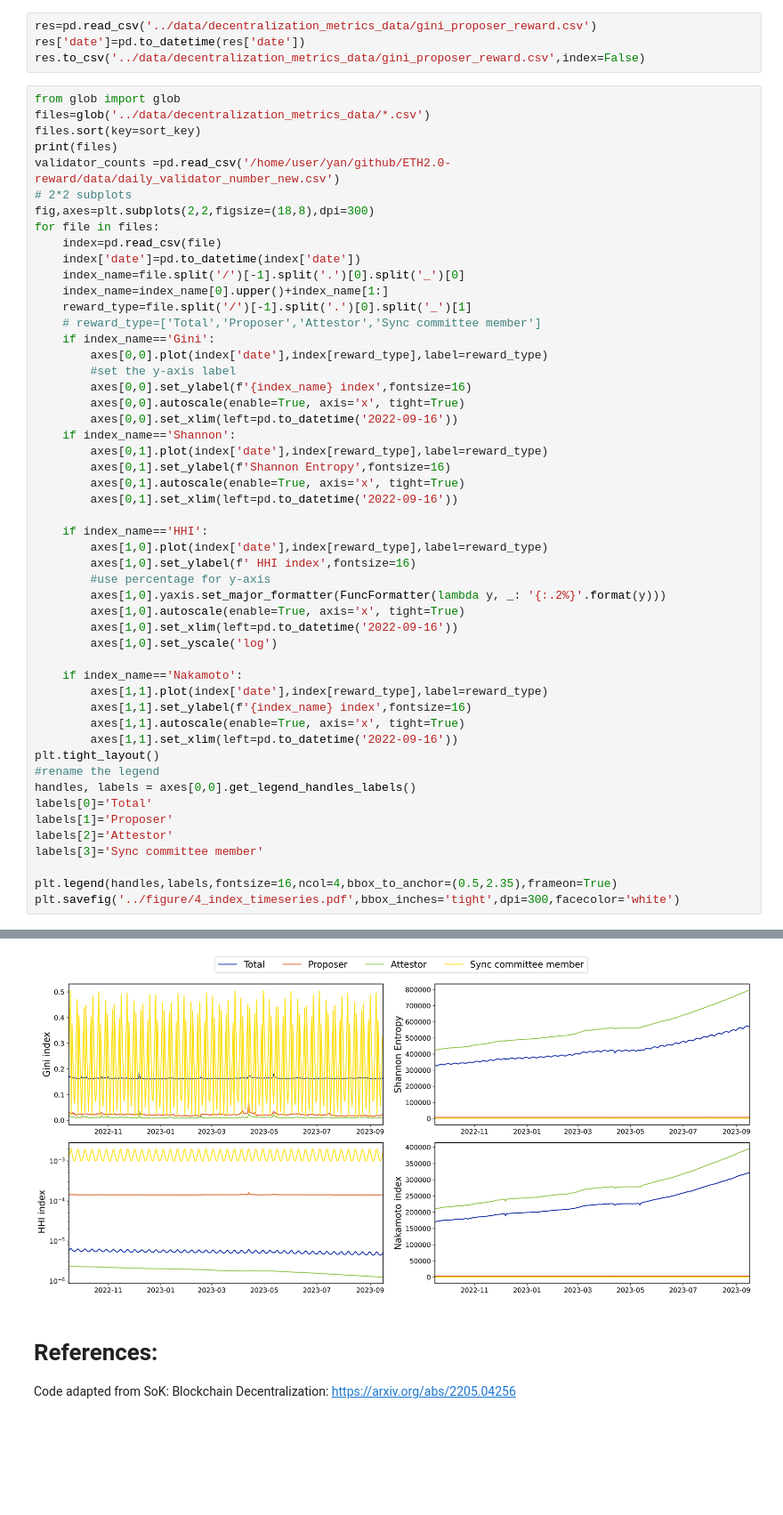
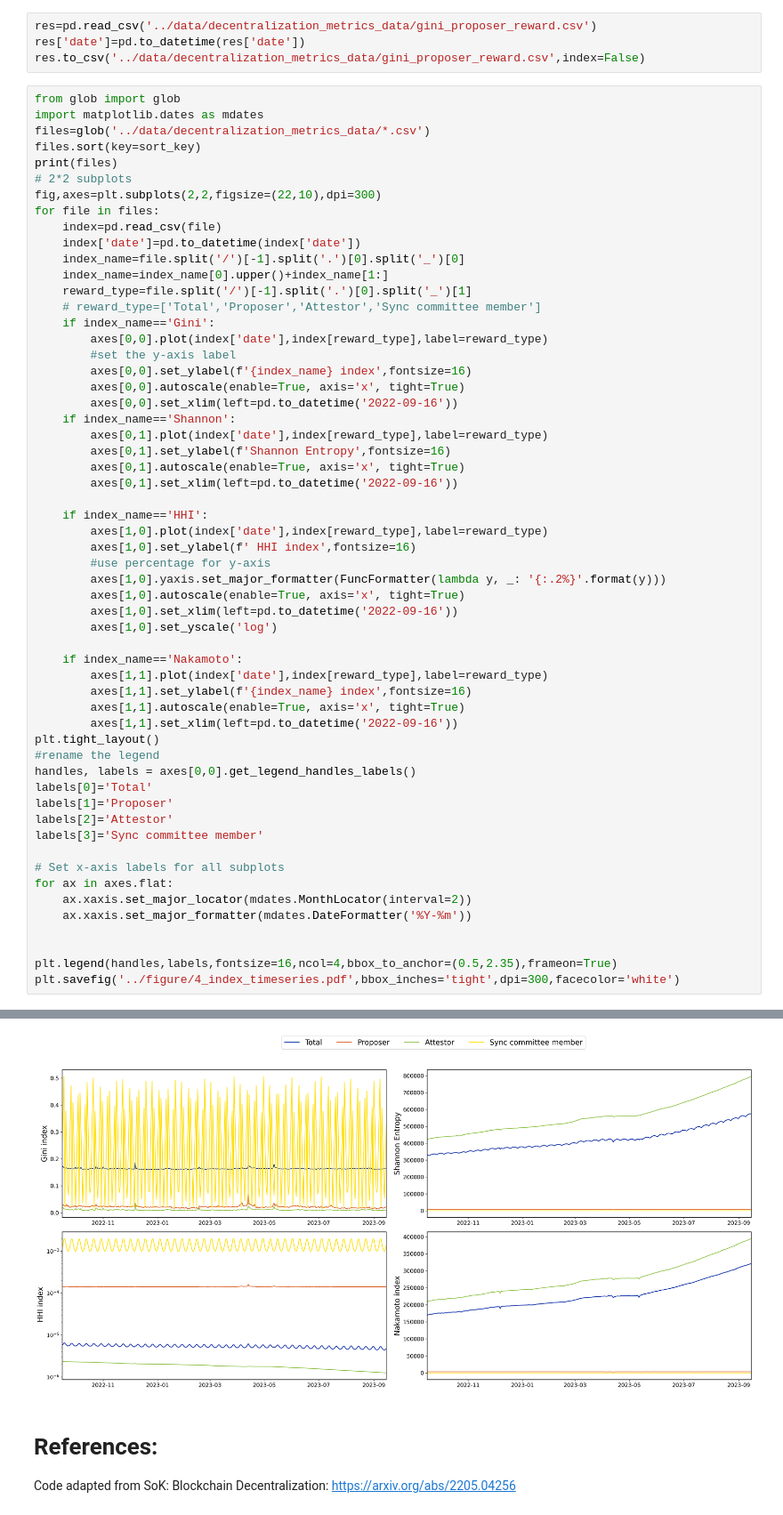
Before and after one commit to learn-want/ETH2.0-reward, a Jupyter notebook: code/result_plots.ipynb, the cells around one changed output, grey strips where cells are left out. Shown at 89% size. Cells and saved outputs as stored; diff of their text form; blank space fills up the shorter version.

Commit message:
update plots

```diff
--- a/code/result_plots.ipynb
+++ b/code/result_plots.ipynb
@@ -248,12 +251,12 @@ res['date']=pd.to_datetime(res['date'])
 res.to_csv('../data/decentralization_metrics_data/gini_proposer_reward.csv',index=False)
 # %%
 from glob import glob
+import matplotlib.dates as mdates
 files=glob('../data/decentralization_metrics_data/*.csv')
 files.sort(key=sort_key)
 print(files)
-validator_counts =pd.read_csv('/home/user/yan/github/ETH2.0-reward/data/daily_validator_number_new.csv')
 # 2*2 subplots
-fig,axes=plt.subplots(2,2,figsize=(18,8),dpi=300)
+fig,axes=plt.subplots(2,2,figsize=(22,10),dpi=300)
 for file in files:
     index=pd.read_csv(file)
     index['date']=pd.to_datetime(index['date'])
@@ -295,6 +298,12 @@ labels[1]='Proposer'
 labels[2]='Attestor'
 labels[3]='Sync committee member'
 
+# Set x-axis labels for all subplots
+for ax in axes.flat:
+    ax.xaxis.set_major_locator(mdates.MonthLocator(interval=2))
+    ax.xaxis.set_major_formatter(mdates.DateFormatter('%Y-%m'))
+
+
 plt.legend(handles,labels,fontsize=16,ncol=4,bbox_to_anchor=(0.5,2.35),frameon=True)
 plt.savefig('../figure/4_index_timeseries.pdf',bbox_inches='tight',dpi=300,facecolor='white')
 # %% [output]
@@ -302,4 +312,4 @@ plt.savefig('../figure/4_index_timeseries.pdf',bbox_inches='tight',dpi=300,facec
-[figure, old version]
+[figure, new version]
 # %% [markdown]
 # References:
 Code adapted from SoK: Blockchain Decentralization: https://arxiv.org/abs/2205.04256
```
Also changed, not shown: parts of 4 cells of this notebook.
